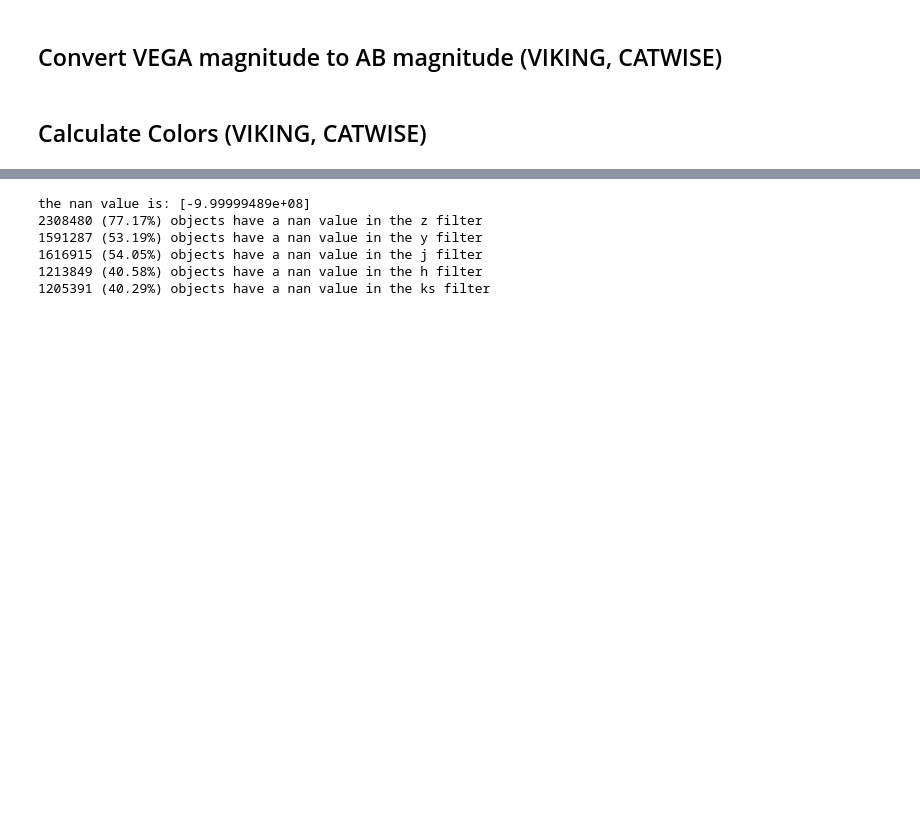
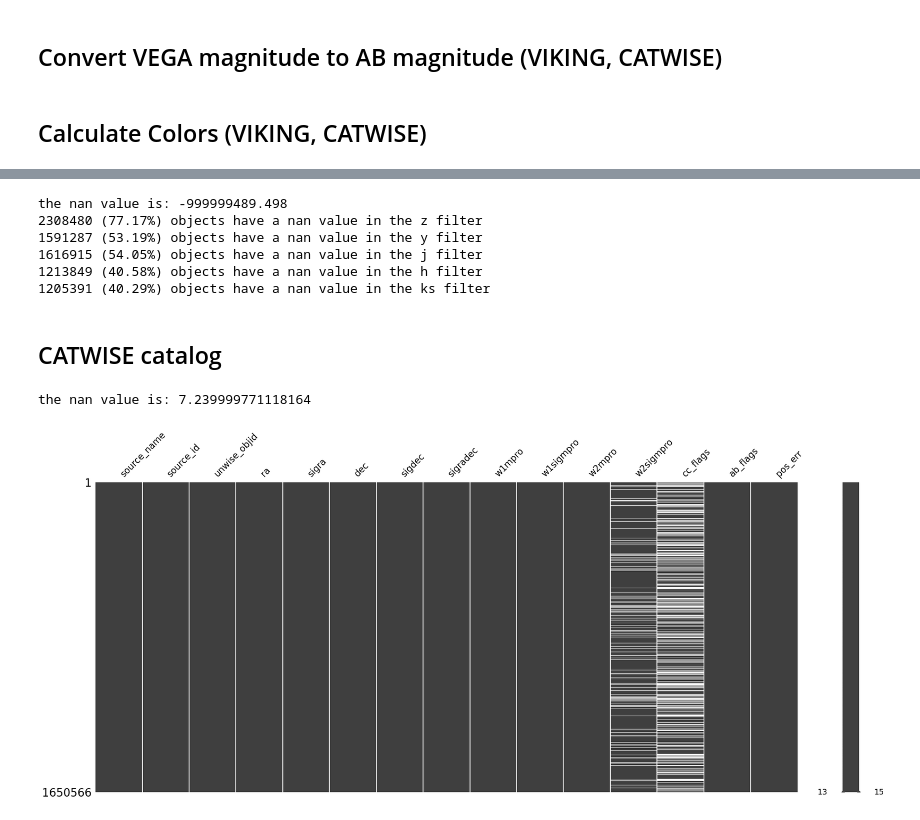
Before and after one commit to theWebTardigrade/fundamental-properties-of-EMU-radio-sources, a Jupyter notebook: code/Prepare_Catalogs.ipynb, the cells around one changed output, grey strips where cells are left out. Cells and saved outputs as stored; diff of their text form; code cells hidden in the pictures; blank space fills up the shorter version.

```diff
--- a/code/Prepare_Catalogs.ipynb
+++ b/code/Prepare_Catalogs.ipynb
@@ -131,26 +106,24 @@ total number of objects in CATWISE catalog after filtering: 1650566
-# %%
-
-catalog_table = Table.read(viking_catalog_path)
-viking_catalog_df = catalog_table.to_pandas()
-
-print(f'the nan value is: {viking_catalog_df['zPetroMag'].tail(10).unique()}')
-
-z_filter = viking_catalog_df[~np.isclose(viking_catalog_df['zPetroMag'], -9.99999489e+08)]
-y_filter = viking_catalog_df[~np.isclose(viking_catalog_df['yPetroMag'], -9.99999489e+08)]
-j_filter = viking_catalog_df[~np.isclose(viking_catalog_df['jPetroMag'], -9.99999489e+08)]
-h_filter = viking_catalog_df[~np.isclose(viking_catalog_df['hPetroMag'], -9.99999489e+08)]
-ks_filter = viking_catalog_df[~np.isclose(viking_catalog_df['ksPetroMag'], -9.99999489e+08)]
-
-
-print(f'{len(z_filter)} ({(len(z_filter)/len(viking_catalog_df))*100:.2f}%) objects have a nan value in the z filter')
-print(f'{len(y_filter)} ({(len(y_filter)/len(viking_catalog_df))*100:.2f}%) objects have a nan value in the y filter')
-print(f'{len(j_filter)} ({(len(j_filter)/len(viking_catalog_df))*100:.2f}%) objects have a nan value in the j filter')
-print(f'{len(h_filter)} ({(len(h_filter)/len(viking_catalog_df))*100:.2f}%) objects have a nan value in the h filter')
-print(f'{len(ks_filter)} ({(len(ks_filter)/len(viking_catalog_df))*100:.2f}%) objects have a nan value in the ks filter')
-# %% [output]
-the nan value is: [-9.99999489e+08]
-2308480 (77.17%) objects have a nan value in the z filter
-1591287 (53.19%) objects have a nan value in the y filter
-1616915 (54.05%) objects have a nan value in the j filter
-1213849 (40.58%) objects have a nan value in the h filter
-1205391 (40.29%) objects have a nan value in the ks filter
+# %%
+print(f'the nan value is: {viking_catalog_df['zPetroMag'].tail(len(viking_catalog_df)).unique().min()}')
+
+z_filter = viking_catalog_df[~np.isclose(viking_catalog_df['zPetroMag'], -9.99999489e+08)]
+y_filter = viking_catalog_df[~np.isclose(viking_catalog_df['yPetroMag'], -9.99999489e+08)]
+j_filter = viking_catalog_df[~np.isclose(viking_catalog_df['jPetroMag'], -9.99999489e+08)]
+h_filter = viking_catalog_df[~np.isclose(viking_catalog_df['hPetroMag'], -9.99999489e+08)]
+ks_filter = viking_catalog_df[~np.isclose(viking_catalog_df['ksPetroMag'], -9.99999489e+08)]
+
+
+print(f'{len(z_filter)} ({(len(z_filter)/len(viking_catalog_df))*100:.2f}%) objects have a nan value in the z filter')
+print(f'{len(y_filter)} ({(len(y_filter)/len(viking_catalog_df))*100:.2f}%) objects have a nan value in the y filter')
+print(f'{len(j_filter)} ({(len(j_filter)/len(viking_catalog_df))*100:.2f}%) objects have a nan value in the j filter')
+print(f'{len(h_filter)} ({(len(h_filter)/len(viking_catalog_df))*100:.2f}%) objects have a nan value in the h filter')
+print(f'{len(ks_filter)} ({(len(ks_filter)/len(viking_catalog_df))*100:.2f}%) objects have a nan value in the ks filter')
+# %% [output]
+the nan value is: -999999489.498
+2308480 (77.17%) objects have a nan value in the z filter
+1591287 (53.19%) objects have a nan value in the y filter
+1616915 (54.05%) objects have a nan value in the j filter
+1213849 (40.58%) objects have a nan value in the h filter
+1205391 (40.29%) objects have a nan value in the ks filter
+# %% [markdown]
+## CATWISE catalog
@@ -156,0 +133,9 @@ the nan value is: [-9.99999489e+08]
+# %%
+# This shows us that catwise doesn't have nan values
+
+missingno.matrix(catwise_catalog_df)
+
+print(f'the nan value is: {catwise_catalog_df['w1mpro'].tail(len(catwise_catalog_df)).unique().min()}')
+# %% [output]
+the nan value is: 7.239999771118164
+[figure, added]
```
Also changed, not shown: parts of 8 cells of this notebook, 4 other files.
